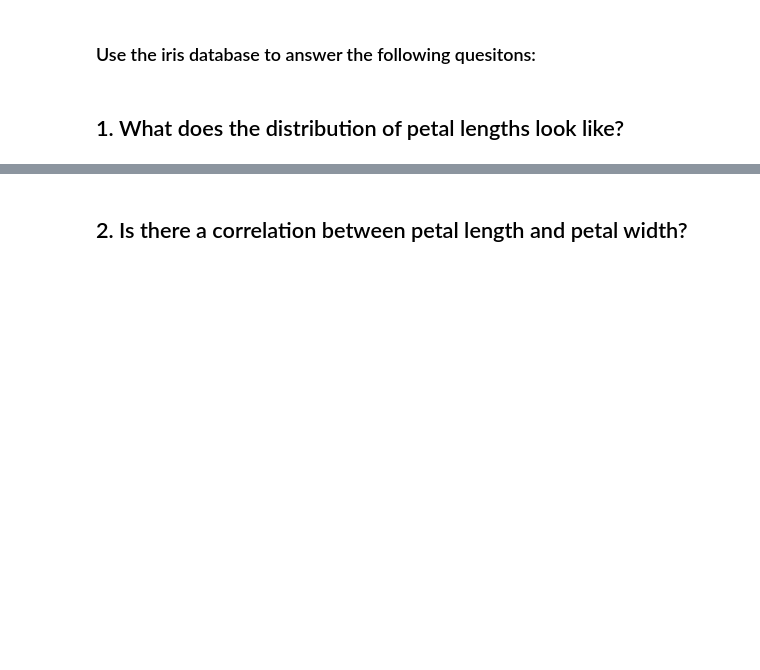
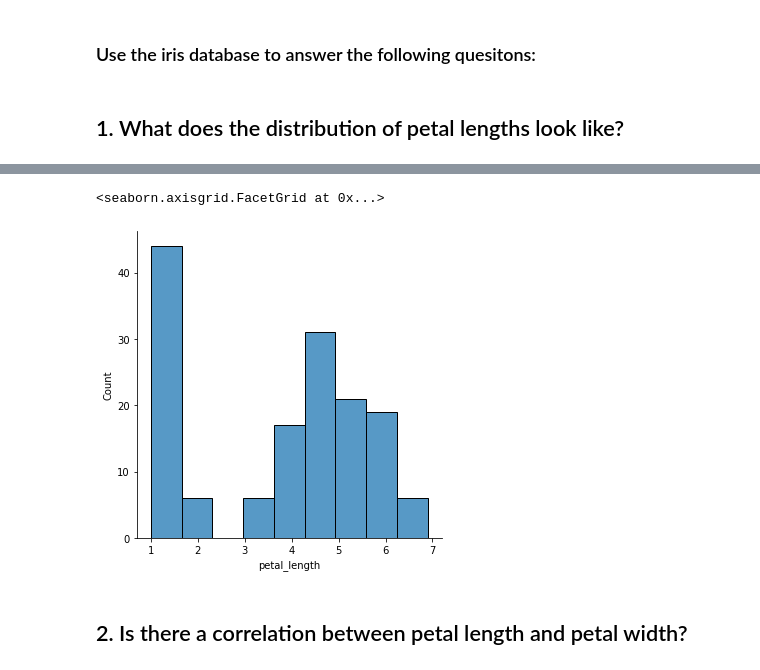
Before and after one commit to kanieladenis/numpy-pandas-visualization-exercises, a Jupyter notebook: seaborn_exercises.ipynb, the cells around one changed output, grey strips where cells are left out. Cells and saved outputs as stored; diff of their text form; code cells hidden in the pictures; blank space fills up the shorter version.

Commit message:
uopdated seaborn and advanced dataframes.

```diff
--- a/seaborn_exercises.ipynb
+++ b/seaborn_exercises.ipynb
@@ -26,0 +27,3 @@ df.head()
+# %%
+petals = sns.load_dataset('iris')
+petals
@@ -27,2 +59,7 @@ df.head()
+# %%
+sns.displot(x='petal_length', data=petals)
+# %% [output]
+<seaborn.axisgrid.FacetGrid at 0x...>
+[figure, added]
 # %% [markdown]
 ## 2. Is there a correlation between petal length and petal width?
```
Also changed, not shown: parts of 37 cells of this notebook.
